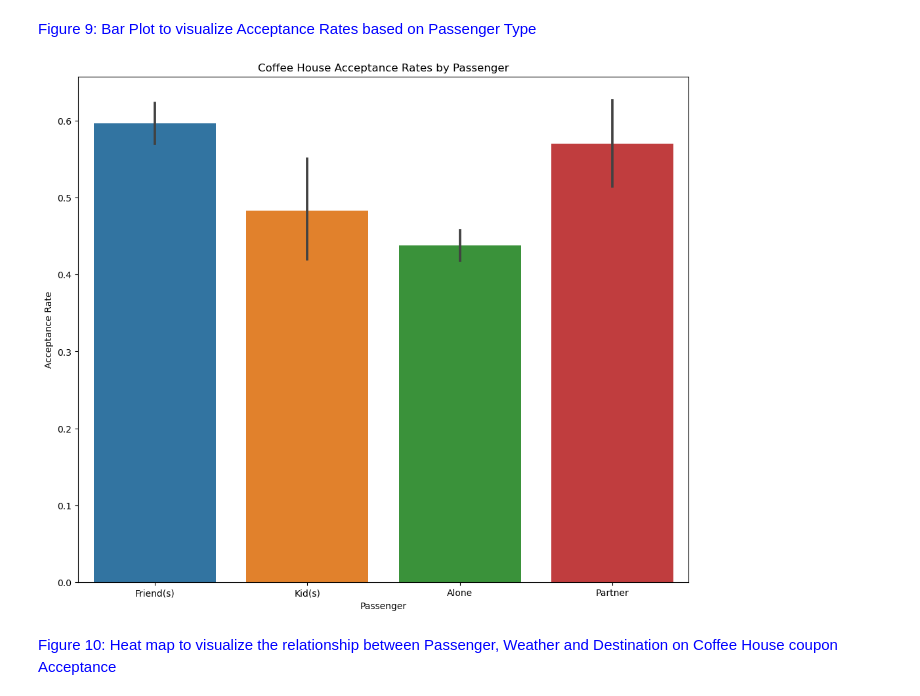
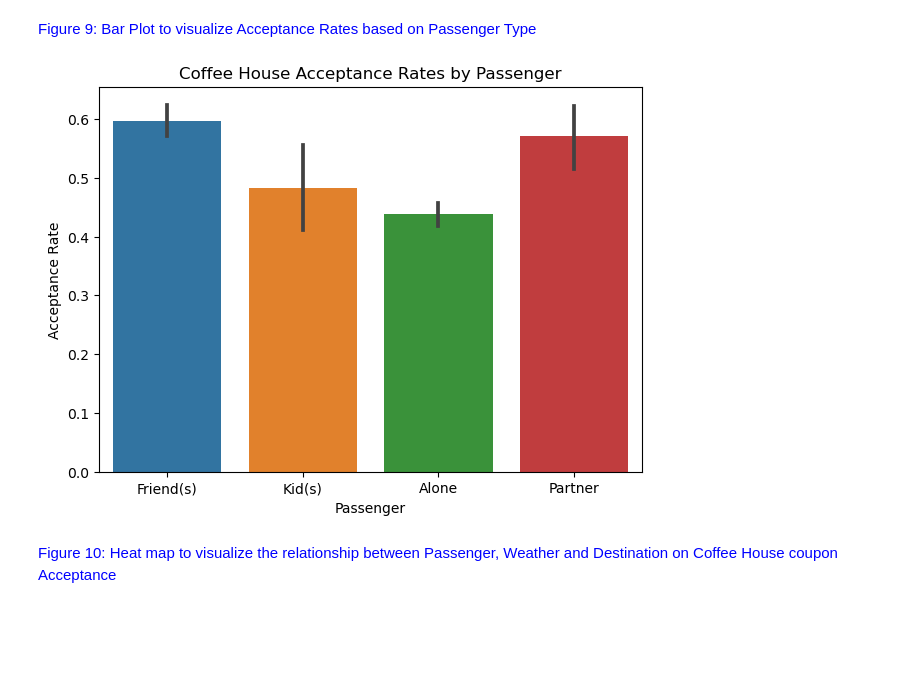
Before and after one commit to anjana250/mlai, a Jupyter notebook: assignment_5_1_starter/prompt.ipynb, the cells around one changed output. Saved outputs shown, nothing was run; the diff lists cells and outputs as text; code cells hidden in the pictures; blank space fills up the shorter version.

```diff
--- a/assignment_5_1_starter/prompt.ipynb
+++ b/assignment_5_1_starter/prompt.ipynb
@@ -502,14 +502,14 @@ plt.savefig('./images/coffeeacceptanceWeather.png')
     Figure 9: Bar Plot to visualize Acceptance Rates based on Passenger Type
     </span>
 # %%
-plt.figure(figsize=(12, 10))
+plt.figure(figsize=(7, 5))
 sns.barplot(data_coffee, x='passanger', y= 'Y')
 plt.title('Coffee House Acceptance Rates by Passenger')
 plt.xlabel('Passenger')
 plt.ylabel('Acceptance Rate')
-plt.savefig('./images/couponpassenger.png')
+plt.savefig('./images/couponpassenger.png',bbox_inches = 'tight')
 # %% [output]
-[figure, old version]
+[figure, new version]
 # %% [markdown]
  <span style="color:blue">
     Figure 10: Heat map to visualize the relationship between Passenger, Weather and Destination on Coffee House coupon Acceptance
```
Also changed, not shown: parts of 20 cells of this notebook, 12 other files.
